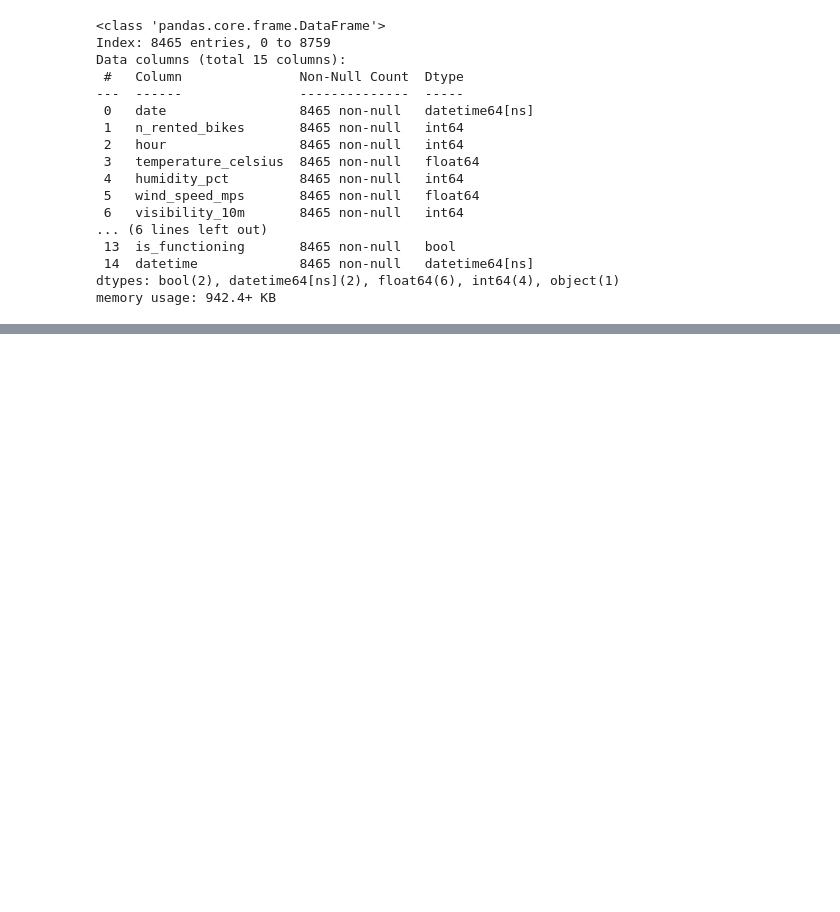
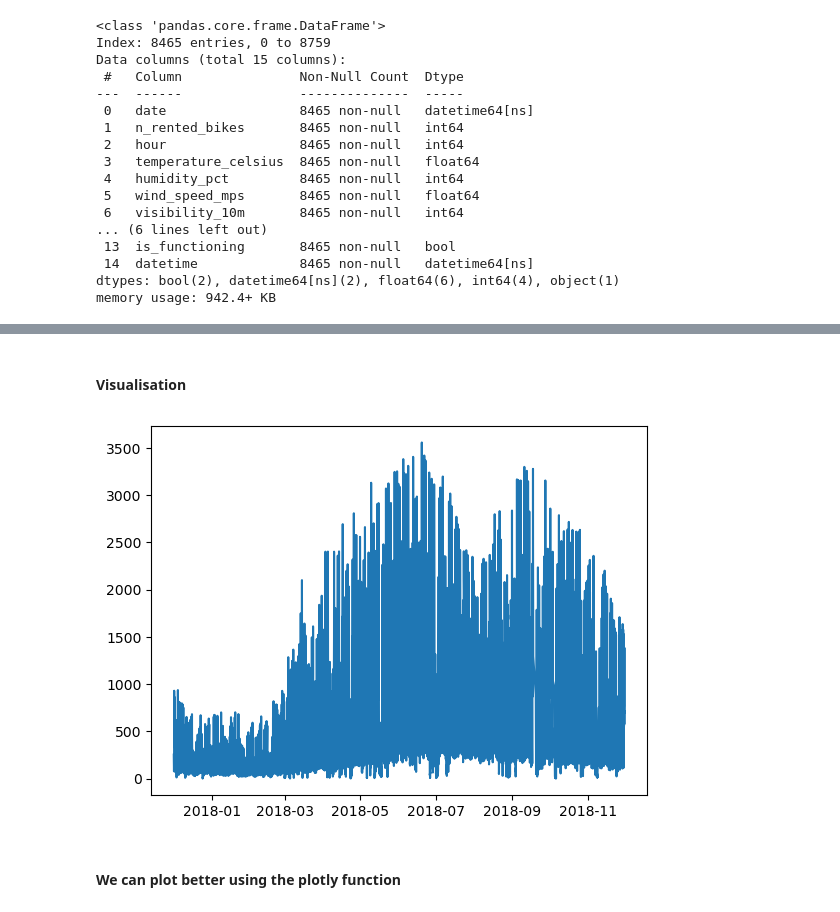
Before and after one commit to topollonaketsana/Coding-Summer-School-CSS, a Jupyter notebook: week 1/data visualisation/notebook.ipynb, the cells around one changed output, grey strips where cells are left out. Saved outputs shown, nothing was run; the diff lists cells and outputs as text; code cells hidden in the pictures; blank space fills up the shorter version.

```diff
--- a/week 1/data visualisation/notebook.ipynb
+++ b/week 1/data visualisation/notebook.ipynb
@@ -212,0 +256,14 @@ memory usage: 942.4+ KB
+# %% [markdown]
+#### Visualisation
+# %%
+## rental bikes vs datetime
+y = df['n_rented_bikes']
+x = df['datetime']
+
+plt.plot(x, y)
+
+plt.show()
+# %% [output]
+[figure, added]
+# %% [markdown]
+#### We can plot better using the plotly function
```
Also changed, not shown: parts of 7 cells of this notebook, 3 other files.
